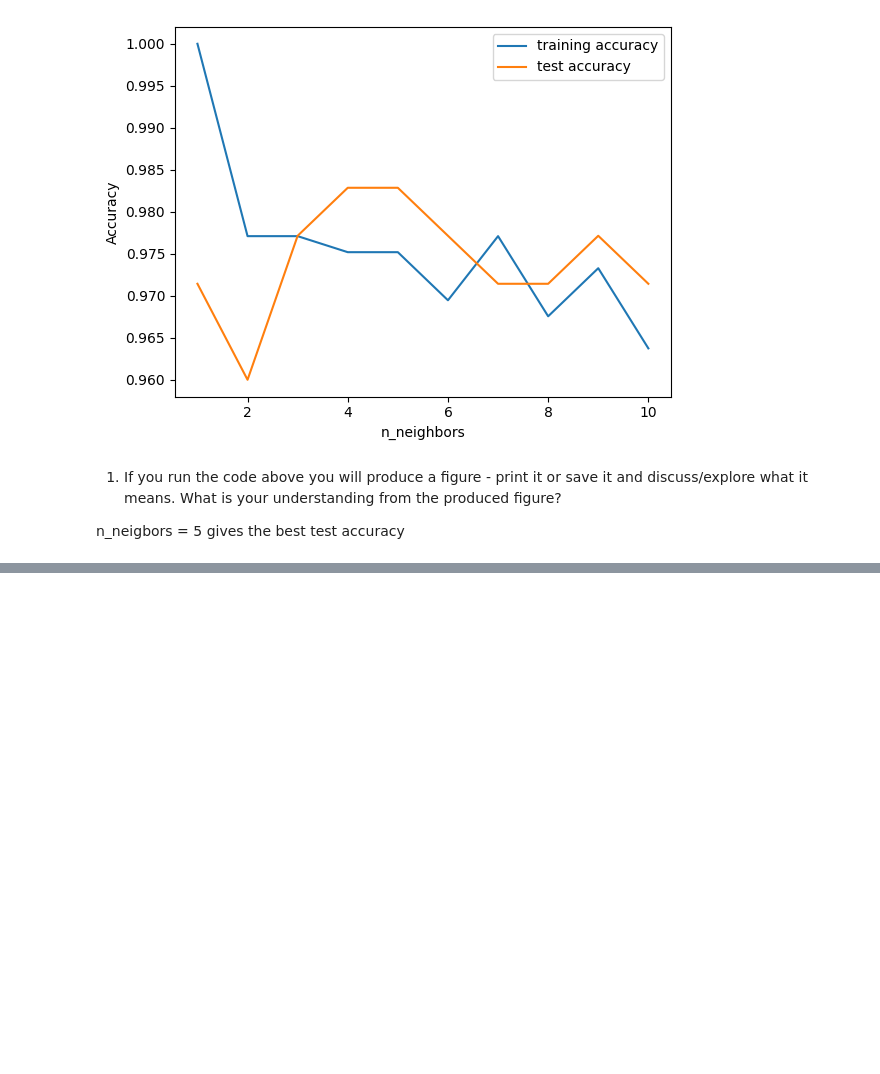
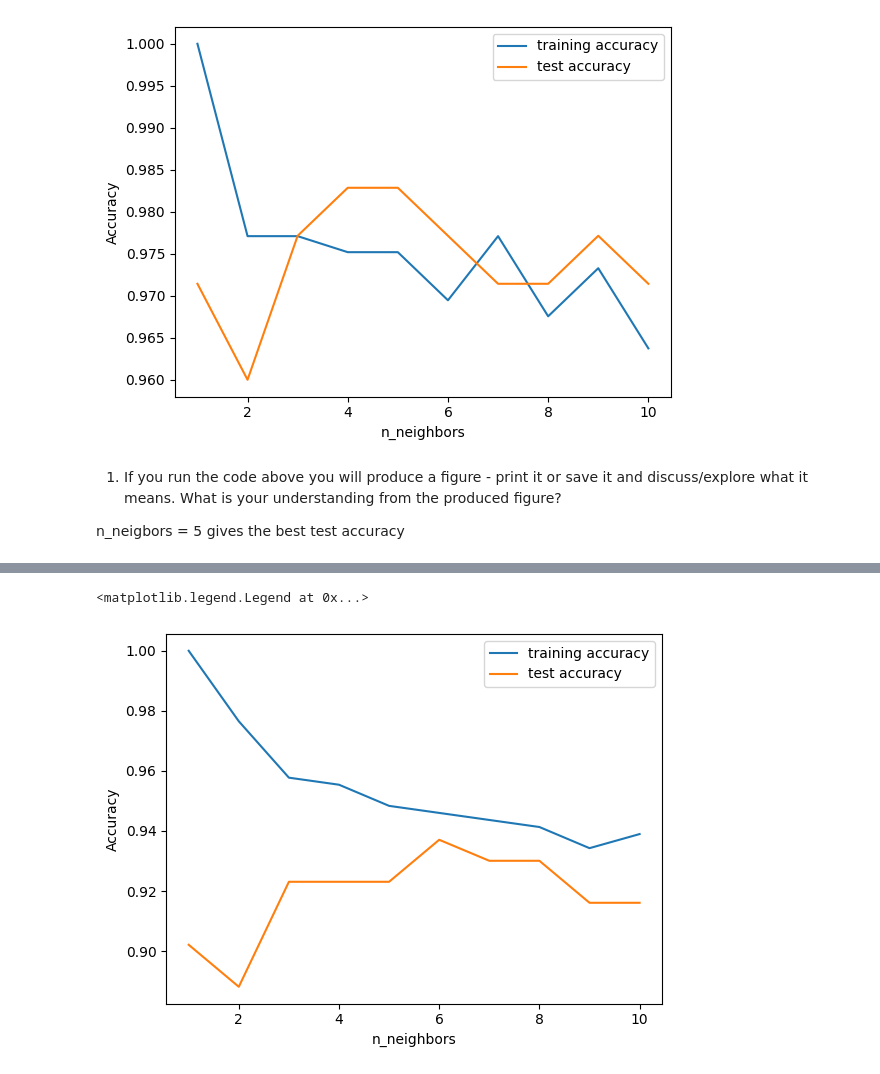
Before and after one commit to Takosaga/fall_24, a Jupyter notebook: machine_learning_and_predictive_analytics/knn/knn_tutorial.ipynb, the cells around one changed output, grey strips where cells are left out. Saved outputs shown, nothing was run; the diff lists cells and outputs as text; code cells hidden in the pictures; blank space fills up the shorter version.

```diff
--- a/machine_learning_and_predictive_analytics/knn/knn_tutorial.ipynb
+++ b/machine_learning_and_predictive_analytics/knn/knn_tutorial.ipynb
@@ -181,0 +185,4 @@ n_neigbors = 5 gives the best test accuracy
+# %%
+from sklearn.datasets import load_breast_cancer
+cancer = load_breast_cancer()
+X_train, X_test, y_train, y_test = train_test_split(cancer.data, cancer.target, stratify=cancer.target, random_state=66)
@@ -181,0 +239,24 @@ n_neigbors = 5 gives the best test accuracy
+# %%
+# 2 Fit a classifier (Knn) and evaluate accuracy corresponding to different “model” settings (K, distance, etc)
+training_acc = []
+test_acc = []
+# try n_neighbors from 1 to 10
+neighbors_settings = range(1,11)
+
+for n_neighbors in neighbors_settings:
+    # build the model
+    clf = KNeighborsClassifier(n_neighbors=n_neighbors)
+    clf.fit(X_train, y_train)
+    # record training set accuracy
+    training_acc.append(clf.score(X_train, y_train))
+    # record generalization accuracy
+    test_acc.append(clf.score(X_test, y_test))
+# %%
+plt.plot(neighbors_settings, training_acc, label='training accuracy')
+plt.plot(neighbors_settings, test_acc, label='test accuracy')
+plt.ylabel("Accuracy")
+plt.xlabel("n_neighbors")
+plt.legend()
+# %% [output]
+<matplotlib.legend.Legend at 0x...>
+[figure, added]
```
Also changed, not shown: parts of 15 cells of this notebook.
